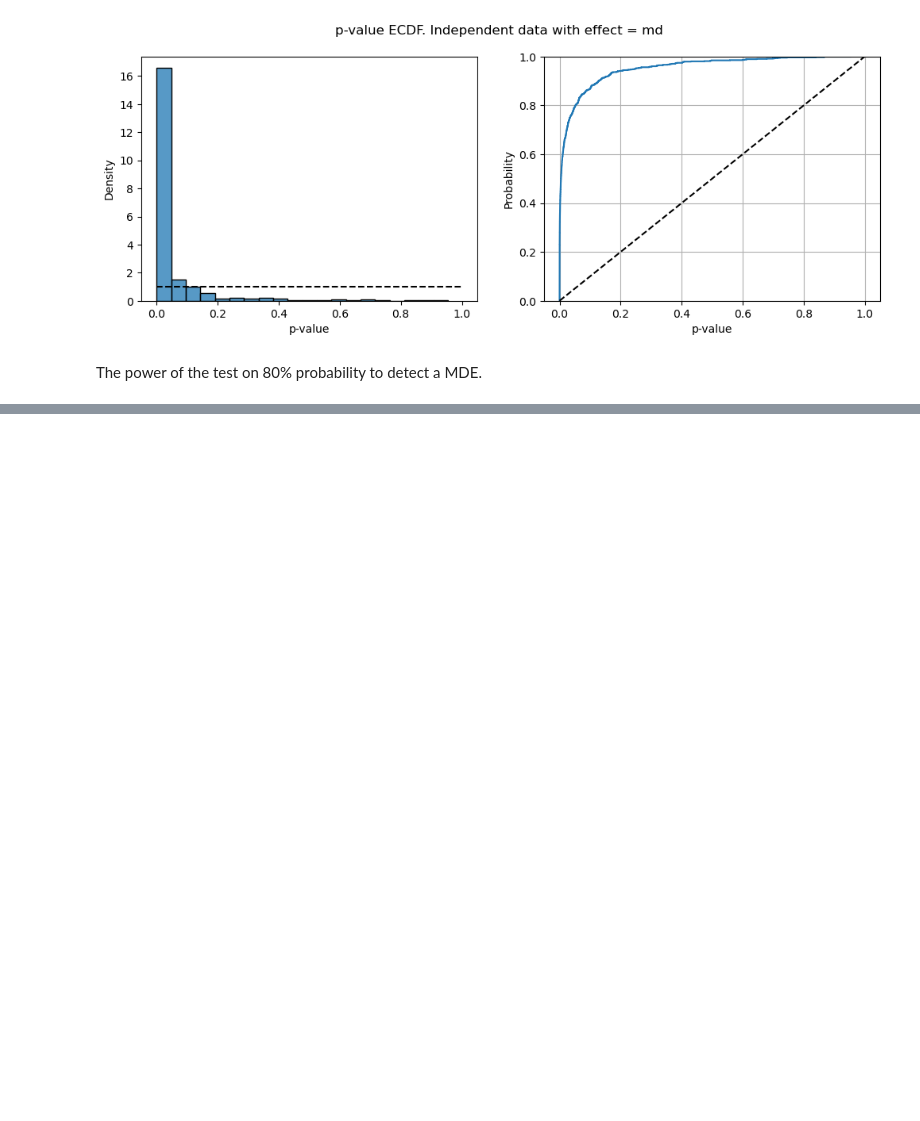
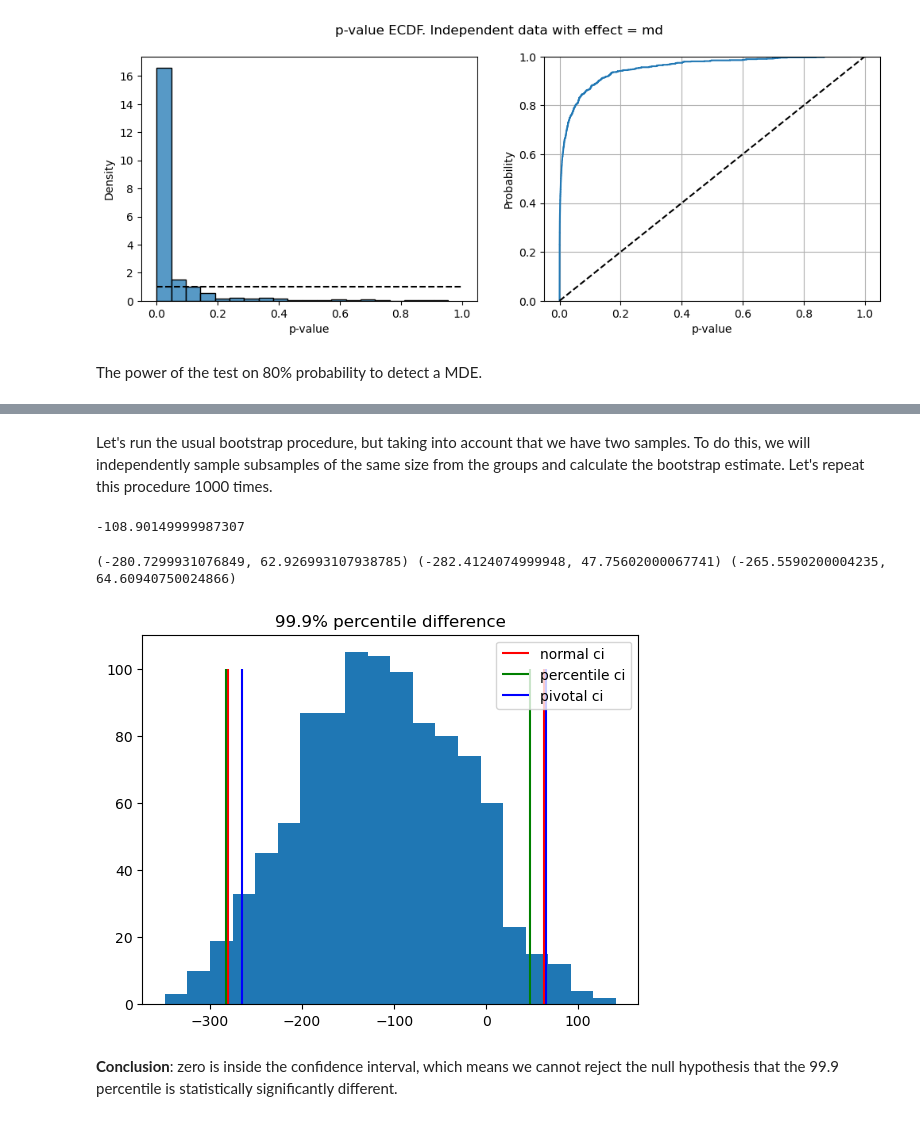
Before and after one commit to YanaOrf/AB_tests, a Jupyter notebook: Pizzeria_website_AB.ipynb, the cells around one changed output, grey strips where cells are left out. Cells and saved outputs as stored; diff of their text form; code cells hidden in the pictures; blank space fills up the shorter version.

Commit message:
bootstrap has been added

```diff
--- a/Pizzeria_website_AB.ipynb
+++ b/Pizzeria_website_AB.ipynb
@@ -471,0 +557,37 @@ def estimate_errors(group_generator, effect_add_type, effect, alpha):
+# %%
+def get_point_estimate(a_group,b_group,quantile=0.999):
+    return np.quantile(b_group,quantile) - np.quantile(a_group,quantile)
+# %% [markdown]
+Let's run the usual bootstrap procedure, but taking into account that we have two samples. To do this, we will independently sample subsamples of the same size from the groups and calculate the bootstrap estimate. Let's repeat this procedure 1000 times.
+# %%
+point_estimate=get_point_estimate(load_time_a, load_time_b)
+print(point_estimate)
+# %% [output]
+-108.90149999987307
+# %%
+bs_point_estimates = []
+for _ in range(1000):
+    bs_a=np.random.choice(load_time_a,size=len(load_time_a),replace=True)
+    bs_b=np.random.choice(load_time_b,size=len(load_time_b),replace=True)
+    bs_point_estimate=get_point_estimate(bs_a, bs_b)
+    bs_point_estimates.append(bs_point_estimate)
+# %%
+normal_ci=get_ci_bootstrap_normal(bs_point_estimates,point_estimate)
+percentile_ci=get_ci_bootstrap_percentile(bs_point_estimates,point_estimate)
+pivoval_ci=get_ci_bootstrap_pivotal(bs_point_estimates,point_estimate)
+
+print(normal_ci,percentile_ci,pivoval_ci )
+# %% [output]
+(-280.7299931076849, 62.926993107938785) (-282.4124074999948, 47.75602000067741) (-265.5590200004235, 64.60940750024866)
+# %%
+plt.title('99.9% percentile difference')
+plt.hist(bs_point_estimates,bins=20)
+plt.vlines(normal_ci,0,100,label='normal ci', color='red')
+plt.vlines(percentile_ci,0,100,label='percentile ci', color='green')
+plt.vlines(pivoval_ci,0,100,label='pivotal ci', color='blue')
+plt.legend()
+plt.show()
+# %% [output]
+[figure, added]
+# %% [markdown]
+**Conclusion**: zero is inside the confidence interval, which means we cannot reject the null hypothesis that the 99.9 percentile is statistically significantly different.
```
Also changed, not shown: parts of 7 cells of this notebook.
